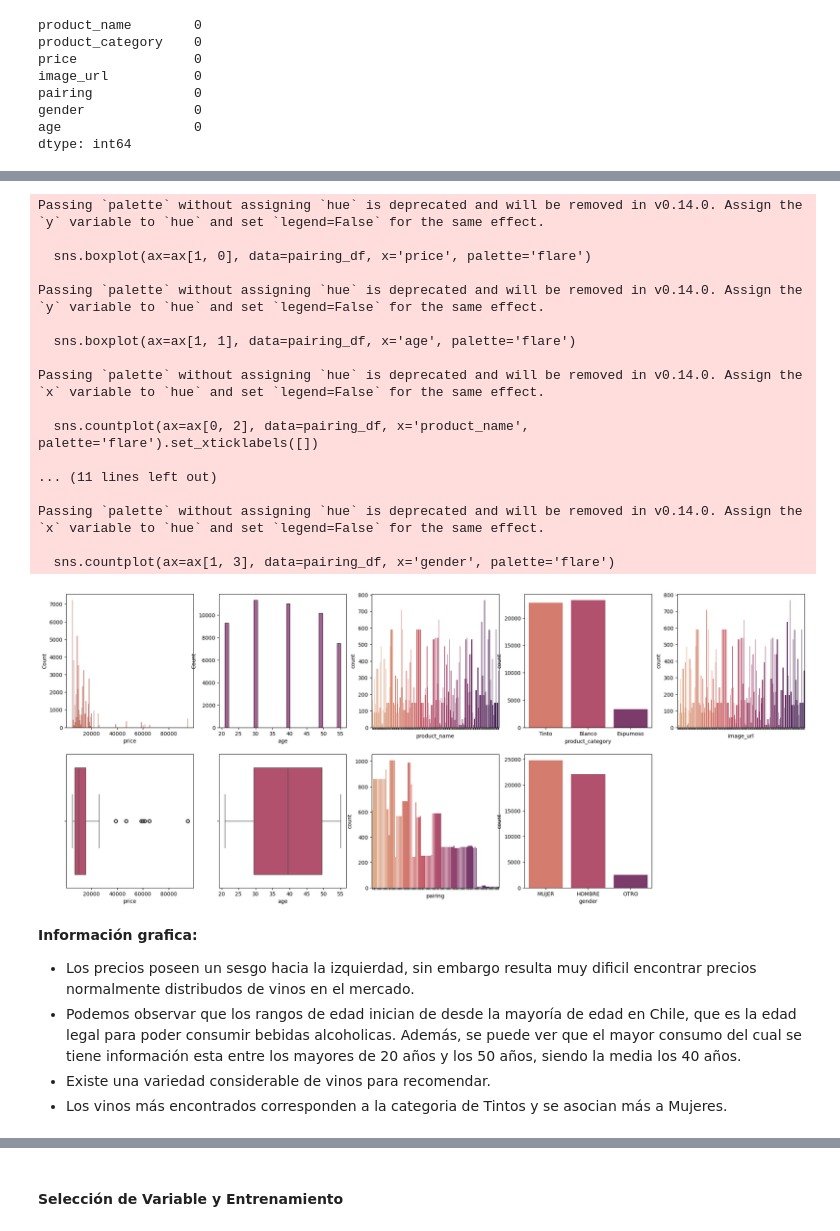
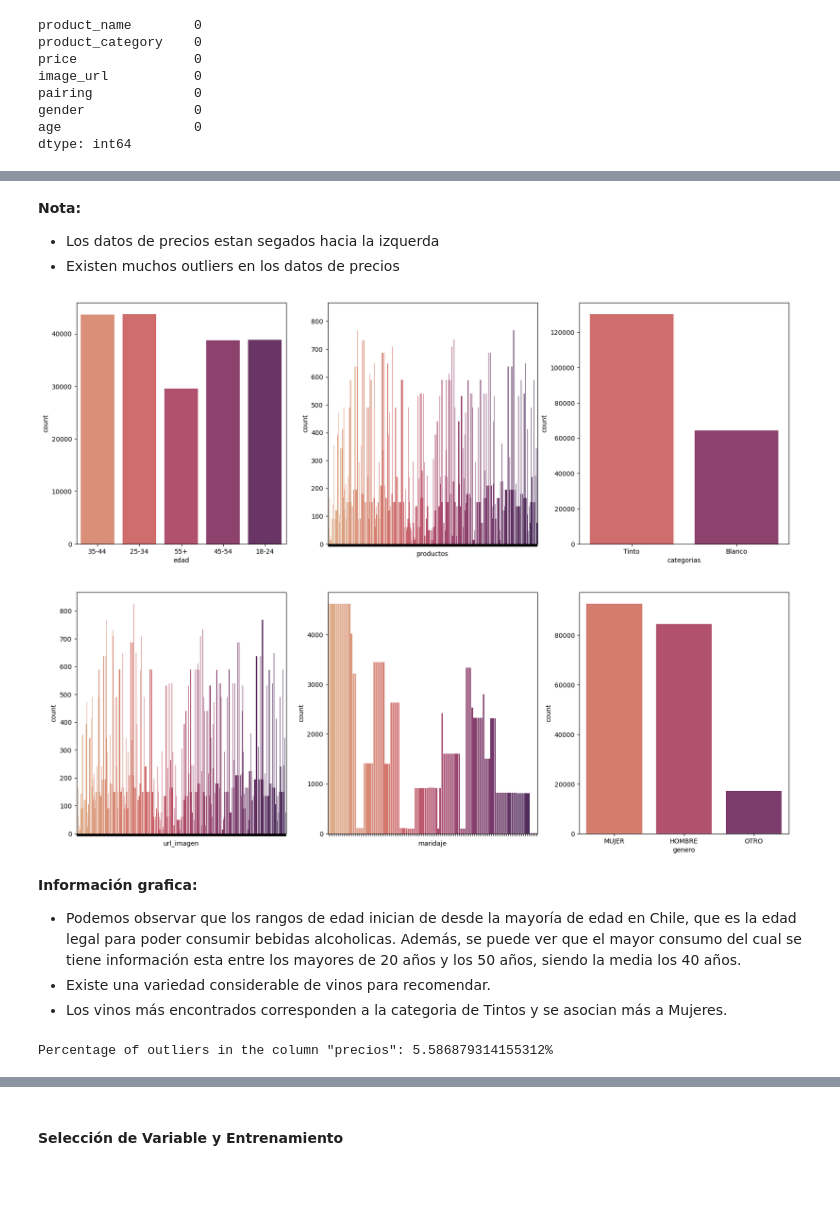
Before and after one commit to fevc08/final_project_4geek, a Jupyter notebook: src_fidel/explorer.ipynb, the cells around one changed output, grey strips where cells are left out. Drawn from its saved outputs; the diff is of its cells as text; code cells hidden in the pictures; blank space fills up the shorter version.

```diff
--- a/src_fidel/explorer.ipynb
+++ b/src_fidel/explorer.ipynb
@@ -905,0 +972,2 @@ pairing_df.describe(include="all")
+# %%
+pairing_df.rename(columns={'product_name':'productos', 'product_category':'categorias', 'price':'precio', 'image_url':'url_imagen', 'pairing':'maridaje', 'gender':'genero', 'age':'edad'}, inplace=True)
@@ -905,0 +979,2 @@ pairing_df.describe(include="all")
+# %%
+pairing_df['categorias'] = pairing_df['categorias'].replace({"Ensamblaje Tinto": "Tinto", "Sin Informacion": "Tinto", "Ensamblaje Blanco": "Blanco"})
@@ -906,46 +1016,42 @@ pairing_df.describe(include="all")
+# %% [markdown]
+**Nota:**
+- Los datos de precios estan segados hacia la izquerda
+- Existen muchos outliers en los datos de precios
 # %%
-import matplotlib.pyplot as plt
-import seaborn as sns
+# Graficas comparativas de los datos categoricos
+fig, ax = plt.subplots(2, 3, figsize=(20, 15))
 
-# Graficas comparativas de los datos
-fig, ax = plt.subplots(2, 5, figsize=(25, 10))
+sns.countplot(ax=ax[0, 0], data=pairing_df, x='edad', palette='flare')
+sns.countplot(ax=ax[0, 1], data=pairing_df, x='productos', palette='flare').set_xticklabels([])
+sns.countplot(ax=ax[0, 2], data=pairing_df, x='categorias', palette='flare')
+sns.countplot(ax=ax[1, 0], data=pairing_df, x='url_imagen', palette='flare').set_xticklabels([])
+sns.countplot(ax=ax[1, 1], data=pairing_df, x='maridaje', palette='flare').set_xticklabels([])
+sns.countplot(ax=ax[1, 2], data=pairing_df, x='genero', palette='flare')
 
-colors = sns.color_palette("flare", 3)
-
-sns.histplot(ax=ax[0, 0], data=pairing_df, x='price', color=colors[0])
-sns.boxplot(ax=ax[1, 0], data=pairing_df, x='price', palette='flare')
-sns.histplot(ax=ax[0, 1], data=pairing_df, x='age', color=colors[2])
-sns.boxplot(ax=ax[1, 1], data=pairing_df, x='age', palette='flare')
-sns.countplot(ax=ax[0, 2], data=pairing_df, x='product_name', palette='flare').set_xticklabels([])
-sns.countplot(ax=ax[0, 3], data=pairing_df, x='product_category', palette='flare')
-sns.countplot(ax=ax[0, 4], data=pairing_df, x='image_url', palette='flare').set_xticklabels([])
-sns.countplot(ax=ax[1, 2], data=pairing_df, x='pairing', palette='flare').set_xticklabels([])
-sns.countplot(ax=ax[1, 3], data=pairing_df, x='gender', palette='flare')
-
-fig.delaxes(ax[1,4])
 plt.show()
 # %% [output]
-Passing `palette` without assigning `hue` is deprecated and will be removed in v0.14.0. Assign the `y` variable to `hue` and set `legend=False` for the same effect.
-
-  sns.boxplot(ax=ax[1, 0], data=pairing_df, x='price', palette='flare')
-
-Passing `palette` without assigning `hue` is deprecated and will be removed in v0.14.0. Assign the `y` variable to `hue` and set `legend=False` for the same effect.
-
-  sns.boxplot(ax=ax[1, 1], data=pairing_df, x='age', palette='flare')
-
-Passing `palette` without assigning `hue` is deprecated and will be removed in v0.14.0. Assign the `x` variable to `hue` and set `legend=False` for the same effect.
-
-  sns.countplot(ax=ax[0, 2], data=pairing_df, x='product_name', palette='flare').set_xticklabels([])
-
-... (11 lines left out)
-
-Passing `palette` without assigning `hue` is deprecated and will be removed in v0.14.0. Assign the `x` variable to `hue` and set `legend=False` for the same effect.
-
-  sns.countplot(ax=ax[1, 3], data=pairing_df, x='gender', palette='flare')
-[figure, old version]
+[figure, new version]
 # %% [markdown]
 **Información grafica:**
-- Los precios poseen un sesgo hacia la izquierdad, sin embargo resulta muy dificil encontrar precios normalmente distribudos de vinos en el mercado.
 - Podemos observar que los rangos de edad inician de desde la mayoría de edad en Chile, que es la edad legal para poder consumir bebidas alcoholicas. Además, se puede ver que el mayor consumo del cual se tiene información esta entre los mayores de 20 años y los 50 años, siendo la media los 40 años.
 - Existe una variedad considerable de vinos para recomendar.
 - Los vinos más encontrados corresponden a la categoria de Tintos y se asocian más a Mujeres.
+# %%
+Q1_precio = pairing_df['precio'].quantile(0.25)
+Q3_precio = pairing_df['precio'].quantile(0.75)
+IQR_precio = Q3_precio - Q1_precio
+
+# Calculate the lower and upper limits for each column
+lower_limit_precio = Q1_precio - 1.5 * IQR_precio
+upper_limit_precio = Q3_precio + 1.5 * IQR_precio
+
+# Calculate the number of outliers for each column
+outliers_precio = pairing_df[(pairing_df['precio'] < lower_limit_precio) | (pairing_df['precio'] > upper_limit_precio)]
+
+# Calculate the percentage of outliers for each column
+percentage_outliers_precio = len(outliers_precio) / len(pairing_df) * 100
+
+# Print the results
+print(f'Percentage of outliers in the column "precios": {percentage_outliers_precio}%')
+# %% [output]
+Percentage of outliers in the column "precios": 5.586879314155312%
```
Also changed, not shown: parts of 59 cells of this notebook, 10 other files.
